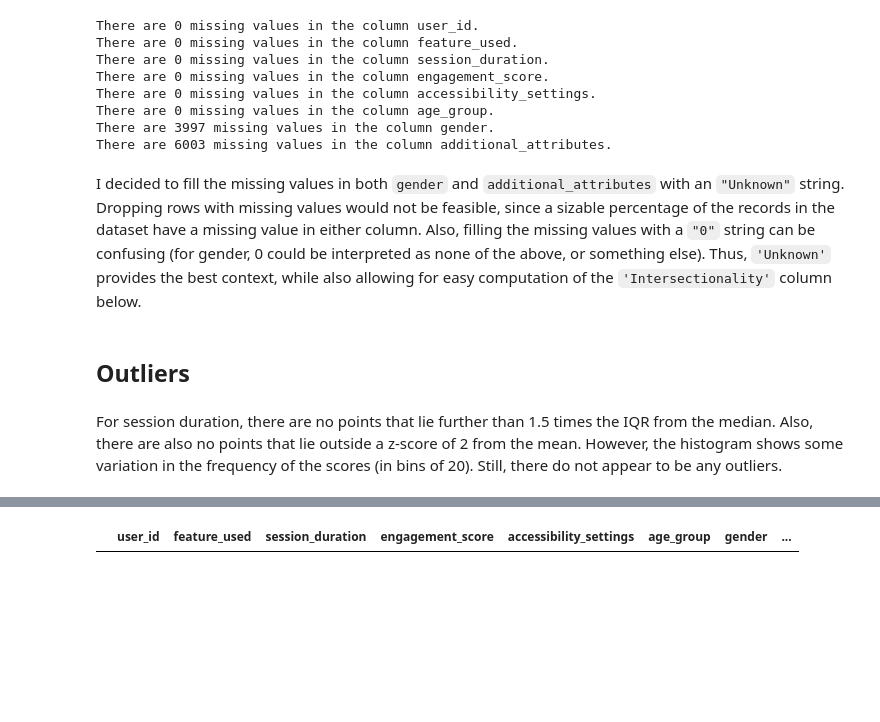
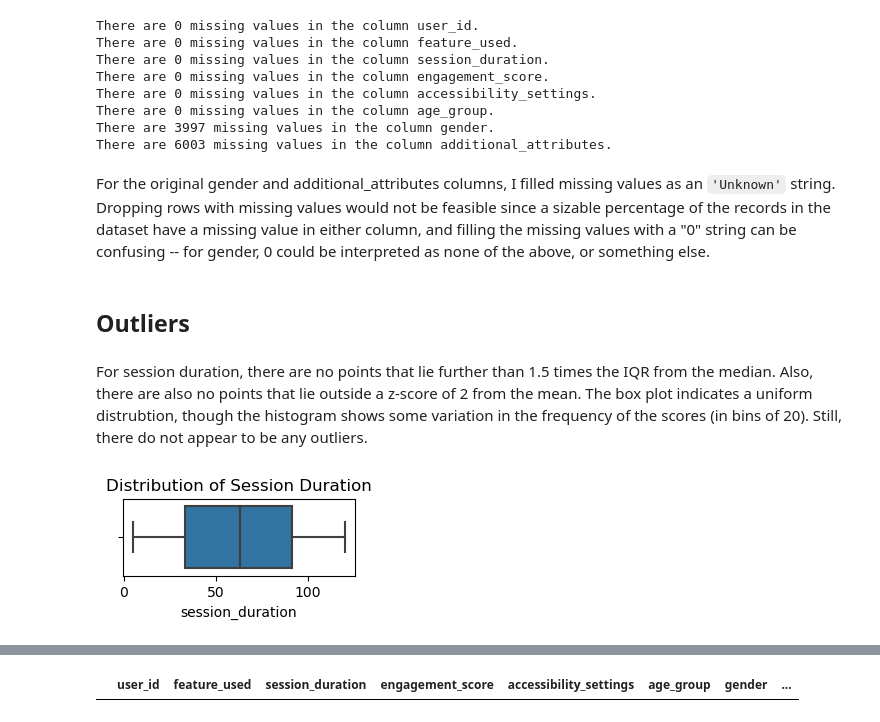
Before and after one commit to claire-law/HackDiversityDataInterviewChallenge, a Jupyter notebook: AccessibilityFeatures.ipynb, the cells around one changed output, grey strips where cells are left out. Drawn from its saved outputs; the diff is of its cells as text; code cells hidden in the pictures; blank space fills up the shorter version.

Commit message:
EDA visualizations and modified data cleaning

```diff
--- a/AccessibilityFeatures.ipynb
+++ b/AccessibilityFeatures.ipynb
@@ -56,11 +56,18 @@ There are 0 missing values in the column age_group.
 There are 3997 missing values in the column gender.
 There are 6003 missing values in the column additional_attributes.
 # %% [markdown]
-I decided to fill the missing values in both `gender` and `additional_attributes` with an `"Unknown"` string. Dropping rows with missing values would not be feasible, since a sizable percentage of the records in the dataset have a missing value in either column. Also, filling the missing values with a `"0"` string can be confusing (for gender, 0 could be interpreted as none of the above, or something else). Thus, `'Unknown'` provides the best context, while also allowing for easy computation of the `'Intersectionality'` column below.
+For the original gender and additional_attributes columns, I filled missing values as an `'Unknown'` string. Dropping rows with missing values would not be feasible since a sizable percentage of the records in the dataset have a missing value in either column, and filling the missing values with a "0" string can be confusing -- for gender, 0 could be interpreted as none of the above, or something else.
 # %%
 data['gender'] = data['gender'].fillna('Unknown').astype('object')
 data['additional_attributes'] = data['additional_attributes'].fillna('Unknown').astype('object')
 # %% [markdown]
 ## Outliers
 # %% [markdown]
-For session duration, there are no points that lie further than 1.5 times the IQR from the median. Also, there are also no points that lie outside a z-score of 2 from the mean. However, the histogram shows some variation in the frequency of the scores (in bins of 20). Still, there do not appear to be any outliers.
+For session duration, there are no points that lie further than 1.5 times the IQR from the median. Also, there are also no points that lie outside a z-score of 2 from the mean. The box plot indicates a uniform distrubtion, though the histogram shows some variation in the frequency of the scores (in bins of 20). Still, there do not appear to be any outliers.
+# %%
+plt.figure(figsize=(3, 1))
+plt.title('Distribution of Session Duration')
+sns.boxplot(x = data['session_duration'])
+plt.show()
+# %% [output]
+[figure, added]
```
Also changed, not shown: parts of 29 cells of this notebook.
